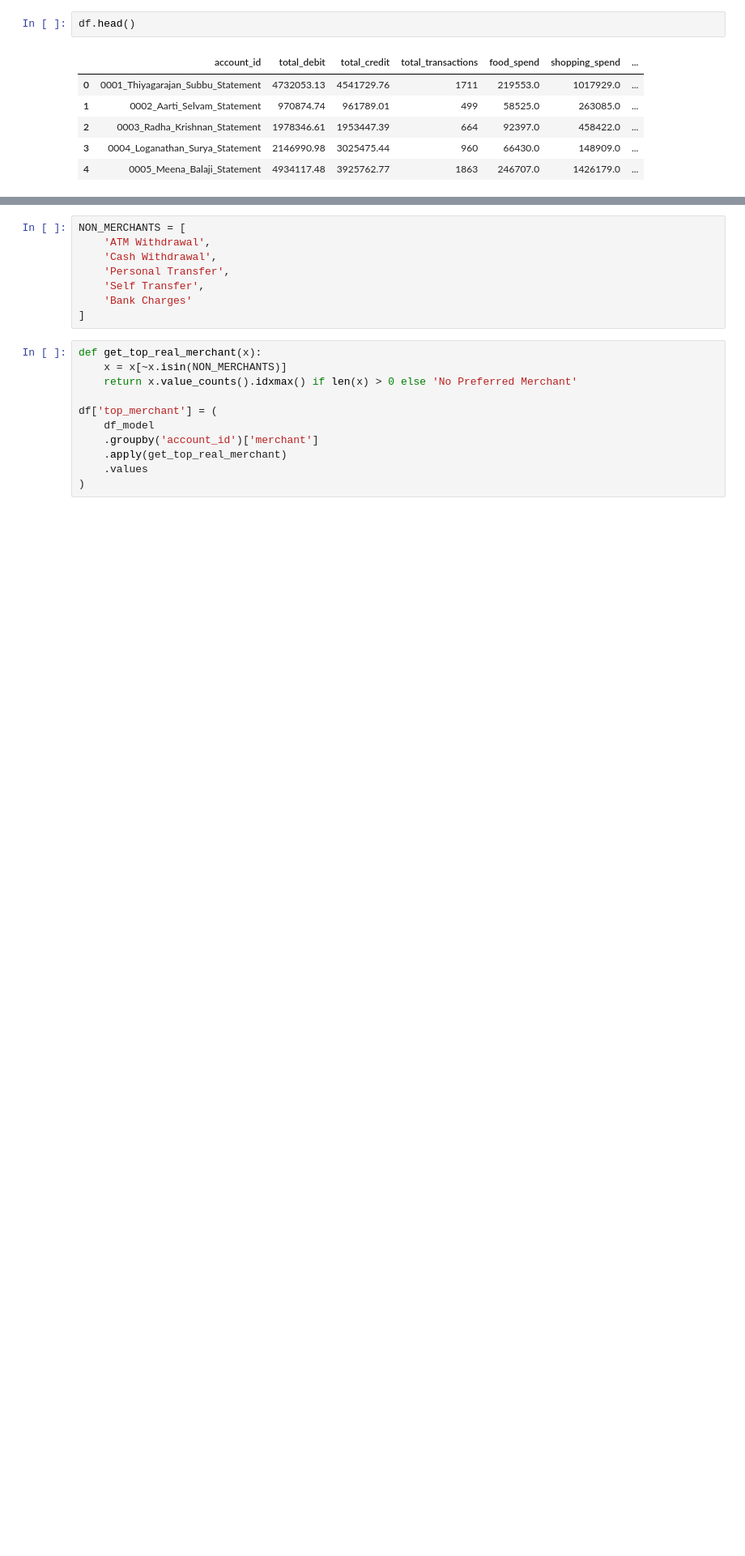
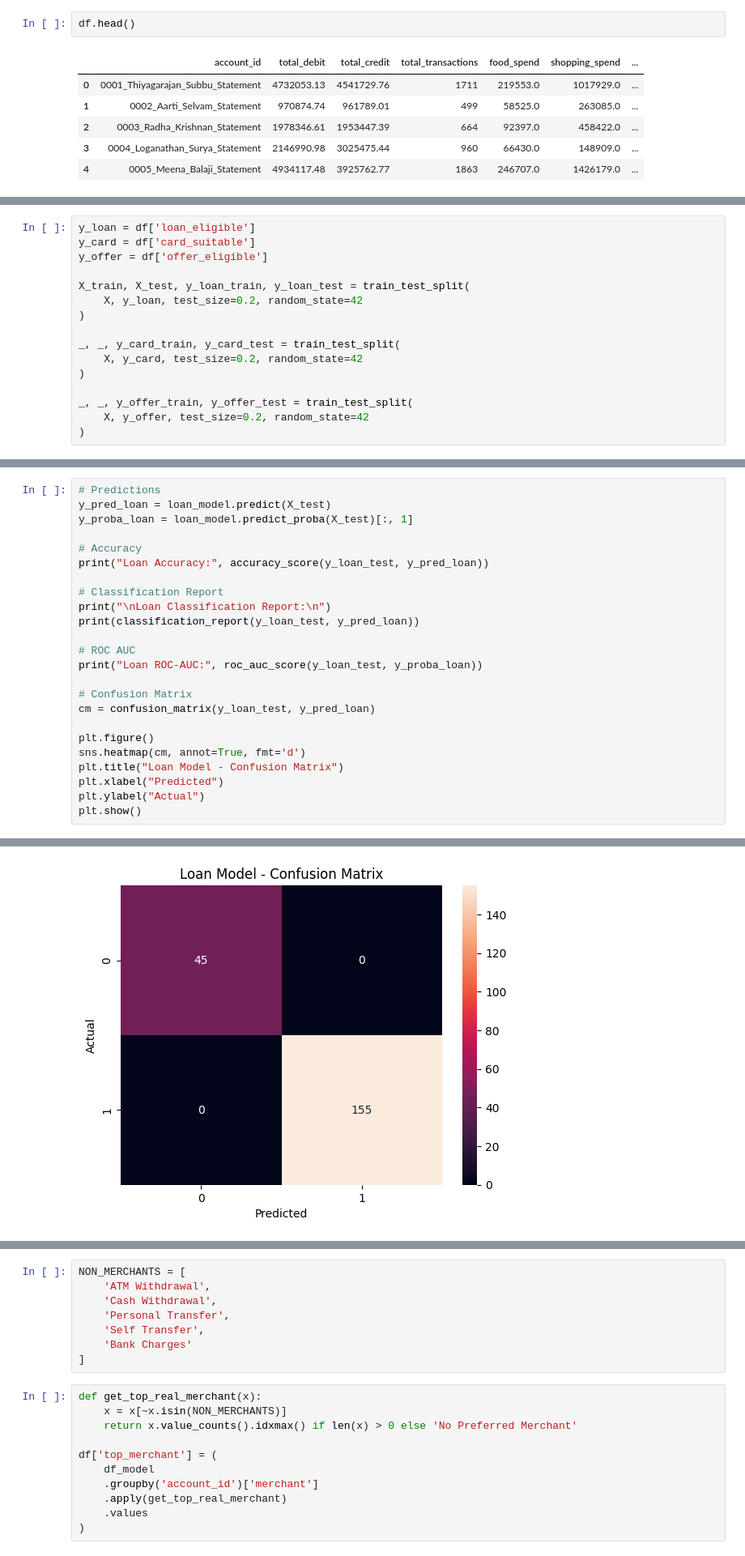
Before and after one commit to ShigilSasi/Axis_Bank_Intelligent_Product_-_Offer_Recommendation_System_using_Machine_Learning, a Jupyter notebook: Recommendation_engine.ipynb, the cells around one changed output, grey strips where cells are left out. Shown at 81% size. Saved outputs shown, nothing was run; the diff lists cells and outputs as text; blank space fills up the shorter version.

Commit message:
Models

```diff
--- a/Recommendation_engine.ipynb
+++ b/Recommendation_engine.ipynb
@@ -754,0 +937,16 @@ df.head()
+# %%
+y_loan = df['loan_eligible']
+y_card = df['card_suitable']
+y_offer = df['offer_eligible']
+
+X_train, X_test, y_loan_train, y_loan_test = train_test_split(
+    X, y_loan, test_size=0.2, random_state=42
+)
+
+_, _, y_card_train, y_card_test = train_test_split(
+    X, y_card, test_size=0.2, random_state=42
+)
+
+_, _, y_offer_train, y_offer_test = train_test_split(
+    X, y_offer, test_size=0.2, random_state=42
+)
@@ -754,0 +1079,25 @@ df.head()
+# %%
+# Predictions
+y_pred_loan = loan_model.predict(X_test)
+y_proba_loan = loan_model.predict_proba(X_test)[:, 1]
+
+# Accuracy
+print("Loan Accuracy:", accuracy_score(y_loan_test, y_pred_loan))
+
+# Classification Report
+print("\nLoan Classification Report:\n")
+print(classification_report(y_loan_test, y_pred_loan))
+
+# ROC AUC
+print("Loan ROC-AUC:", roc_auc_score(y_loan_test, y_proba_loan))
+
+# Confusion Matrix
+cm = confusion_matrix(y_loan_test, y_pred_loan)
+
+plt.figure()
+sns.heatmap(cm, annot=True, fmt='d')
+plt.title("Loan Model - Confusion Matrix")
+plt.xlabel("Predicted")
+plt.ylabel("Actual")
+plt.show()
+# %% [output]
@@ -754,0 +1118 @@ df.head()
+[figure, added]
```
Also changed, not shown: parts of 12 cells of this notebook, 1 other file.
